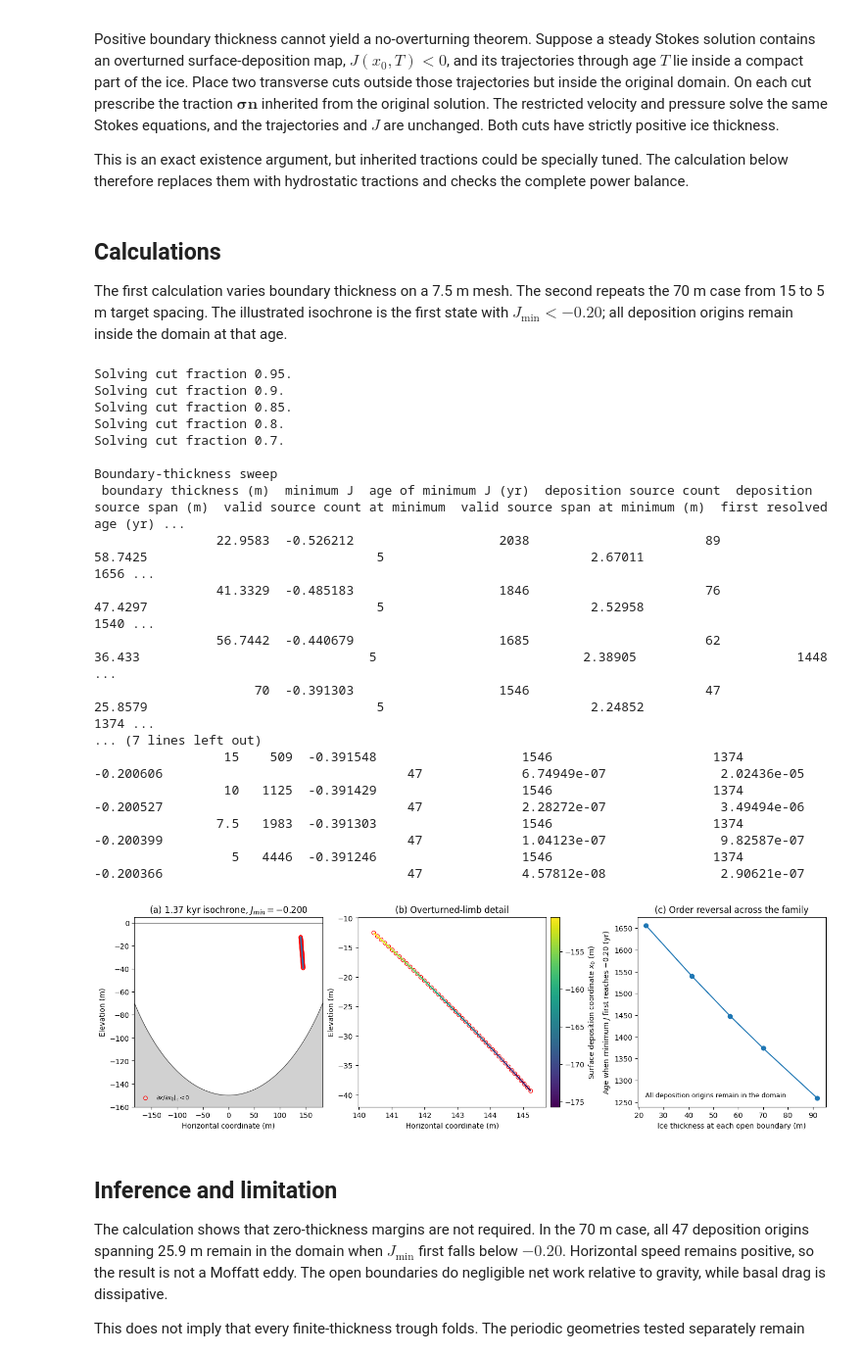
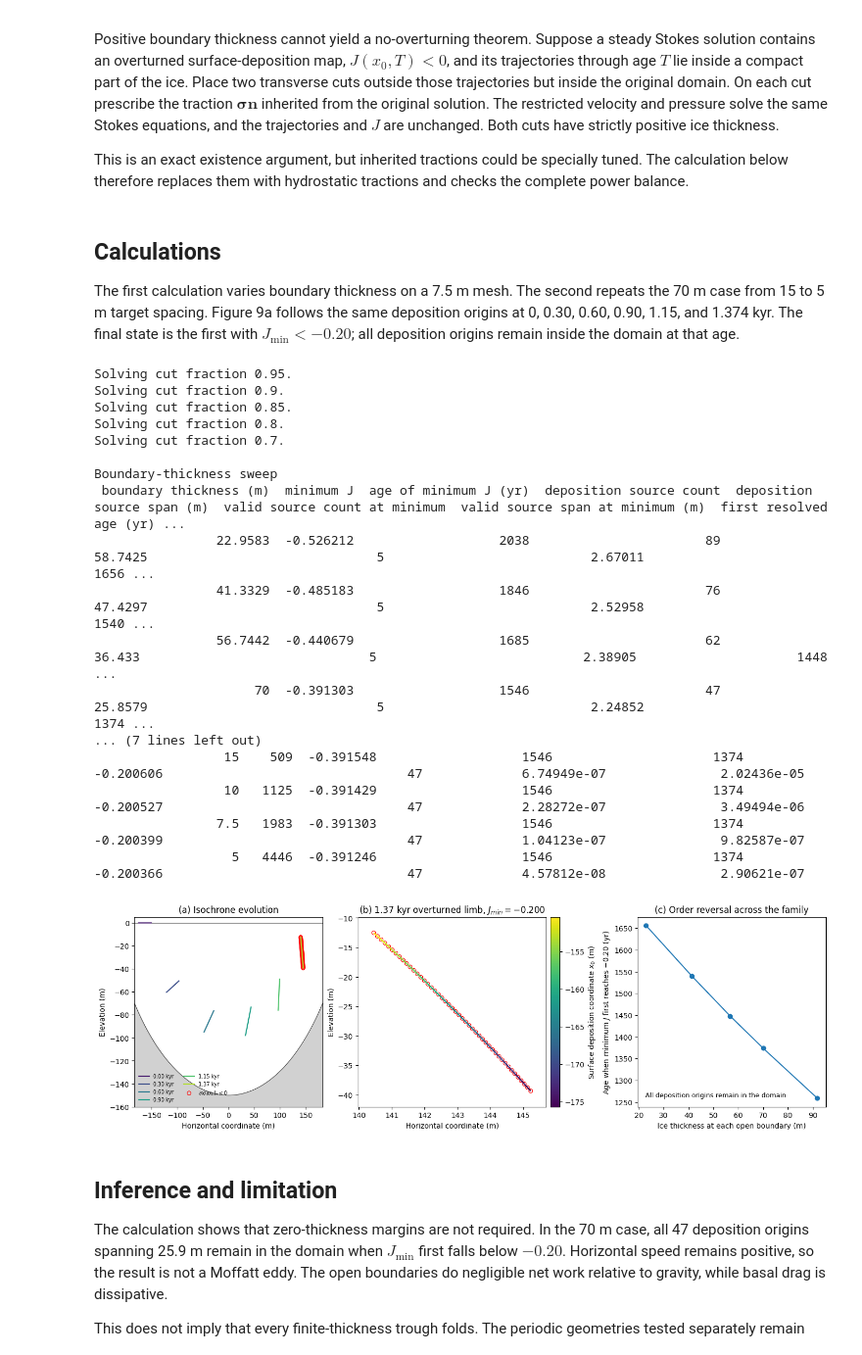
Before and after one commit to bradlipovsky/isochrone-overturning, a Jupyter notebook: notebooks/positive_thickness_open_cap.ipynb, the cells around one changed output. Shown at 98% size. Drawn from its saved outputs; the diff is of its cells as text; code cells hidden in the pictures.

Commit message:
Show Figure 9 isochrone evolution

```diff
--- a/notebooks/positive_thickness_open_cap.ipynb
+++ b/notebooks/positive_thickness_open_cap.ipynb
@@ -49,6 +49,7 @@ NITSCHE_PENALTY = 3.0e4
 RADIUS = 250.0  # m
 CENTER_HEIGHT = 100.0  # m
 CAP_HALF_WIDTH = np.sqrt(RADIUS**2 - CENTER_HEIGHT**2)
+EVOLUTION_AGES = (0.0, 300.0, 600.0, 900.0, 1150.0, 1374.0)
 
 
 def bed_height(x):
@@ -237,6 +238,7 @@ def trace_map(
     maximum_age=5000.0,
     time_step=1.0,
     source_count=301,
+    snapshot_ages=(),
 ):
     """Trace a surface-deposition map until it exits the open domain."""
     sources = np.linspace(-0.96 * side, -0.04 * side, source_count)
@@ -256,6 +258,7 @@ def trace_map(
 
     best = {"minimum J": np.inf, "age": np.nan}
     first_resolved_overturn = None
+    evolution_snapshots = {}
     minimum_path_u = np.inf
     for age in np.arange(0.0, maximum_age + time_step, time_step):
         local_bed = bed_height(state[:, 0])
@@ -273,6 +276,11 @@ def trace_map(
             if len(group) >= 5:
                 jacobian[group] = np.gradient(state[group, 0], sources[group])
         finite_jacobian = np.isfinite(jacobian)
+        if age in snapshot_ages:
+            evolution_snapshots[age] = {
+                "states": state.copy(),
+                "valid": valid.copy(),
+            }
         if np.any(finite_jacobian):
             valid_sources = sources[finite_jacobian]
             snapshot = {
@@ -309,16 +317,19 @@ def trace_map(
     best["deposition source count"] = len(sources)
     best["deposition source span"] = np.ptp(sources)
     best["first resolved overturn"] = first_resolved_overturn
+    best["evolution snapshots"] = evolution_snapshots
     return best
 
 
-def run_case(cut_fraction, resolution):
+def run_case(cut_fraction, resolution, snapshot_ages=()):
     """Solve one domain and evaluate its surface-deposition map."""
     velocity, side, diagnostics = solve_stokes(
         cut_fraction, 1.0, resolution
     )
     sample, minimum_grid_u, maximum_grid_u = make_sampler(velocity, side)
-    material_map = trace_map(sample, side)
+    material_map = trace_map(
+        sample, side, snapshot_ages=snapshot_ages
+    )
     row = {
         "cut fraction": cut_fraction,
         "target spacing (m)": resolution,
@@ -351,13 +362,16 @@ def run_case(cut_fraction, resolution):
 # %% [markdown]
 ## Calculations
 
-The first calculation varies boundary thickness on a 7.5 m mesh. The second repeats the 70 m case from 15 to 5 m target spacing. The illustrated isochrone is the first state with $J_{\min}<-0.20$; all deposition origins remain inside the domain at that age.
+The first calculation varies boundary thickness on a 7.5 m mesh. The second repeats the 70 m case from 15 to 5 m target spacing. Figure 9a follows the same deposition origins at 0, 0.30, 0.60, 0.90, 1.15, and 1.374 kyr. The final state is the first with $J_{\min}<-0.20$; all deposition origins remain inside the domain at that age.
 # %%
 sweep_rows = []
 sweep_maps = {}
 for cut_fraction in (0.95, 0.90, 0.85, 0.80, 0.70):
     print(f"Solving cut fraction {cut_fraction:g}.", flush=True)
-    row, material_map = run_case(cut_fraction, 7.5)
+    snapshot_ages = EVOLUTION_AGES if cut_fraction == 0.80 else ()
+    row, material_map = run_case(
+        cut_fraction, 7.5, snapshot_ages=snapshot_ages
+    )
     sweep_rows.append(row)
     sweep_maps[cut_fraction] = material_map
 sweep = pd.DataFrame(sweep_rows)
@@ -414,7 +428,8 @@ print(
 
 cut_fraction = 0.80
 side = cut_fraction * CAP_HALF_WIDTH
-material_map = sweep_maps[cut_fraction]["first resolved overturn"]
+case_map = sweep_maps[cut_fraction]
+material_map = case_map["first resolved overturn"]
 figure, axes = plt.subplots(
     1, 3, figsize=(14.0, 4.4), constrained_layout=True
 )
@@ -427,7 +442,19 @@ valid = material_map["valid"] & np.isfinite(material_map["jacobian"])
 points = material_map["states"][valid]
 sources = material_map["sources"][valid]
 negative = material_map["jacobian"][valid] < 0.0
-axes[0].plot(points[:, 0], points[:, 1], color="tab:blue", linewidth=2.0)
+snapshot_colors = plt.cm.viridis(
+    np.linspace(0.08, 0.88, len(EVOLUTION_AGES))
+)
+for age, color in zip(EVOLUTION_AGES, snapshot_colors):
+    snapshot = case_map["evolution snapshots"][age]
+    snapshot_points = snapshot["states"][snapshot["valid"]]
+    axes[0].plot(
+        snapshot_points[:, 0],
+        snapshot_points[:, 1],
+        color=color,
+        linewidth=1.6,
+        label=f"{age / 1000:.2f} kyr",
+    )
 axes[0].scatter(
     points[negative, 0],
     points[negative, 1],
@@ -442,12 +469,9 @@ axes[0].set(
     ylim=(-160.0, 5.0),
     xlabel="Horizontal coordinate (m)",
     ylabel="Elevation (m)",
-    title=(
-        f"(a) {material_map['age'] / 1000:.2f} kyr isochrone, "
-        f"$J_{{min}}={material_map['minimum J']:.3f}$"
-    ),
+    title="(a) Isochrone evolution",
 )
-axes[0].legend(frameon=False, fontsize=8, loc="lower left")
+axes[0].legend(frameon=False, fontsize=7, loc="lower left", ncol=2)
 
 segments = np.stack((points[:-1], points[1:]), axis=1)
 collection = LineCollection(segments, cmap="viridis", linewidth=2.0)
@@ -466,7 +490,10 @@ axes[1].margins(0.10)
 axes[1].set(
     xlabel="Horizontal coordinate (m)",
     ylabel="Elevation (m)",
-    title="(b) Overturned-limb detail",
+    title=(
+        f"(b) {material_map['age'] / 1000:.2f} kyr overturned limb, "
+        f"$J_{{min}}={material_map['minimum J']:.3f}$"
+    ),
 )
 colorbar = figure.colorbar(collection, ax=axes[1], pad=0.02)
 colorbar.set_label("Surface deposition coordinate $x_0$ (m)")
@@ -486,34 +513,34 @@ axes[2].text(
     0.04,
     0.05,
     "All deposition origins remain in the domain",
     transform=axes[2].transAxes,
     fontsize=9,
 )
 
 figure_directory = Path("../figures")
 for suffix in ("eps", "pdf"):
     figure.savefig(figure_directory / f"Figure9.{suffix}")
 figure.savefig(figure_directory / "Figure9.png", dpi=220)
 plt.show()
 # %% [output]
 Solving cut fraction 0.95.
 Solving cut fraction 0.9.
 Solving cut fraction 0.85.
 Solving cut fraction 0.8.
 Solving cut fraction 0.7.
 
 Boundary-thickness sweep
  boundary thickness (m)  minimum J  age of minimum J (yr)  deposition source count  deposition source span (m)  valid source count at minimum  valid source span at minimum (m)  first resolved age (yr) ...
                 22.9583  -0.526212                   2038                       89                     58.7425                              5                           2.67011                     1656 ...
                 41.3329  -0.485183                   1846                       76                     47.4297                              5                           2.52958                     1540 ...
                 56.7442  -0.440679                   1685                       62                      36.433                              5                           2.38905                     1448 ...
                      70  -0.391303                   1546                       47                     25.8579                              5                           2.24852                     1374 ...
 ... (7 lines left out)
                  15    509  -0.391548                   1546                     1374                 -0.200606                                47             6.74949e-07               2.02436e-05
                  10   1125  -0.391429                   1546                     1374                 -0.200527                                47             2.28272e-07               3.49494e-06
                 7.5   1983  -0.391303                   1546                     1374                 -0.200399                                47             1.04123e-07               9.82587e-07
                   5   4446  -0.391246                   1546                     1374                 -0.200366                                47             4.57812e-08               2.90621e-07
-[figure, old version]
+[figure, new version]
 # %% [markdown]
 ## Inference and limitation
 
```
Also changed, not shown: 6 other files.
